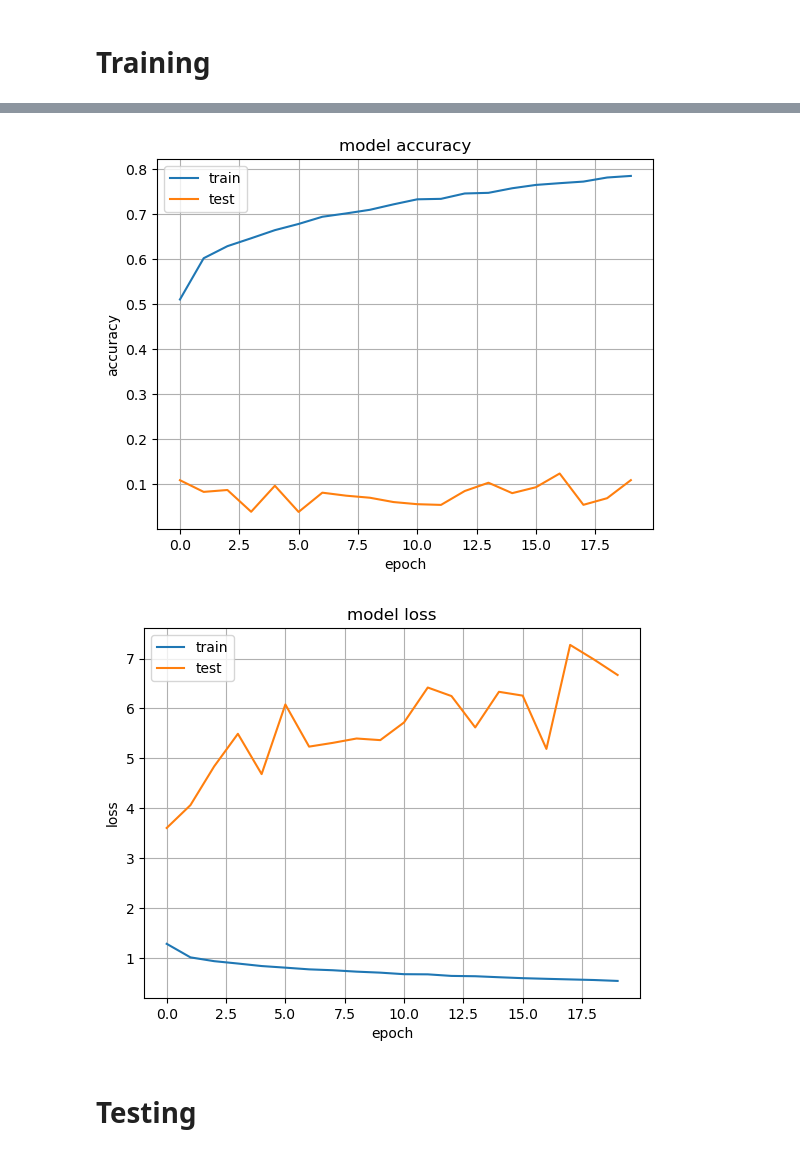
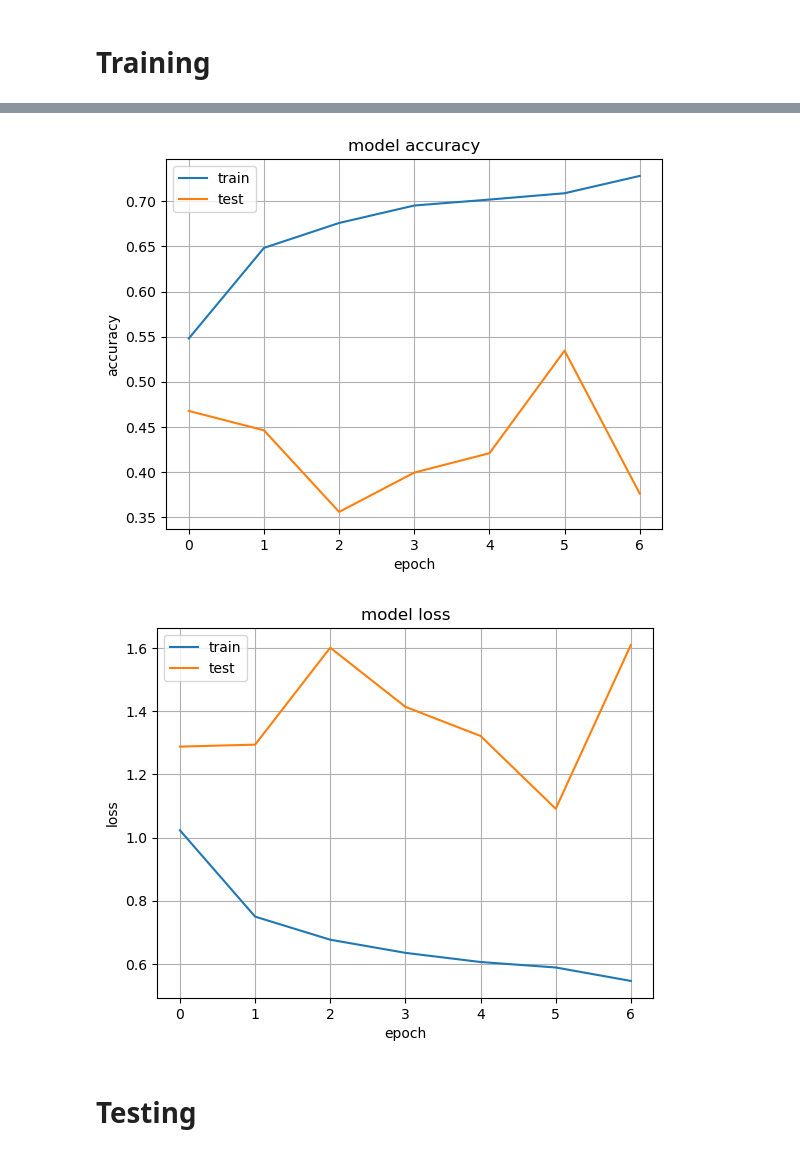
Before and after one commit to mdarfan357/-CNN---Fashion-dataset-, a Jupyter notebook: cnn-fashion-dataset.ipynb, the cells around one changed output, grey strips where cells are left out. Saved outputs shown, nothing was run; the diff lists cells and outputs as text; code cells hidden in the pictures.

```diff
--- a/cnn-fashion-dataset.ipynb
+++ b/cnn-fashion-dataset.ipynb
@@ -190,38 +205,29 @@ import tensorflow as tf
 from keras.applications import VGG16
 from tensorflow.python.keras import regularizers
 
-# Pre Trained Models
-
-conv_base = VGG16(weights="imagenet",
-                 include_top=False,
-                 input_shape=(INPUT_SHAPE,INPUT_SHAPE,3)) # 244
+# conv_base = VGG16(weights="imagenet",
+#                  include_top=False,
+#                  input_shape=(INPUT_SHAPE,INPUT_SHAPE,3)) # 244
 
 
-# conv_base = tf.keras.applications.mobilenet.MobileNet( include_top=False,
-#                                                            input_shape=(INPUT_SHAPE, INPUT_SHAPE,3),
-#                                                            weights='imagenet')
+conv_base = tf.keras.applications.mobilenet.MobileNet( include_top=False,
+                                                           input_shape=(224, 224,3),
+                                                           weights='imagenet')
+
 
 model = Sequential()
 
 model.add(conv_base)
-conv_base.trainable = False
+# conv_base.trainable = False
 
 model.add(Flatten())
 
-model.add(Dense(256))
-model.add(Activation('relu'))
-model.add(BatchNormalization())
-
 model.add(Dense(128))
-model.add(Activation('relu'))
-model.add(BatchNormalization())
-
-model.add(Dense(64))
 model.add(Activation('relu'))
 model.add(BatchNormalization())
 
 
 model.add(Dense(7, activation='softmax'))
 
-model.compile(optimizer=keras.optimizers.Adam(lr=0.00001),loss="sparse_categorical_crossentropy",metrics=["accuracy"])
+model.compile(optimizer=keras.optimizers.Adam(lr=LR),loss="sparse_categorical_crossentropy",metrics=["accuracy"])
 # %% [output]
@@ -282,20 +305,21 @@ checkpoint=tf.keras.callbacks.ModelCheckpoint(filepath="/kaggle/working/model/CN
                                               save_freq='epoch',
                                               options=None)
 # %%
-# Training the model
-
 STEP_SIZE_TRAIN=train_generator.n//train_generator.batch_size
+STEP_SIZE_VALID=valid_generator.n//valid_generator.batch_size
 STEP_SIZE_TEST=test_generator.n//test_generator.batch_size
 
 history = model.fit(train_generator,
                     steps_per_epoch=STEP_SIZE_TRAIN,
-                    validation_data=test_generator,
-                    validation_steps=STEP_SIZE_TEST,
+                    validation_data=valid_generator,
+                    validation_steps=STEP_SIZE_VALID,
                     epochs=EPOCHS,
-                    callbacks=[checkpoint])
-#                     class_weight=weights)
+                   callbacks=[checkpoint],
+                   class_weight=weights)
 
 
+
+print(history.history.keys())
 # summarize history for accuracy
 plt.plot(history.history['accuracy'])
 plt.plot(history.history['val_accuracy'])
@@ -305,8 +329,6 @@ plt.xlabel('epoch')
 plt.legend(['train', 'test'], loc='upper left')
 plt.grid()
 plt.show()
-
-
 # summarize history for loss
 plt.plot(history.history['loss'])
 plt.plot(history.history['val_loss'])
@@ -337,2 +357,2 @@ Epoch 20/20
-[figure, old version]
+[figure, new version]
-[figure, old version]
+[figure, new version]
```
Also changed, not shown: parts of 19 cells of this notebook.
